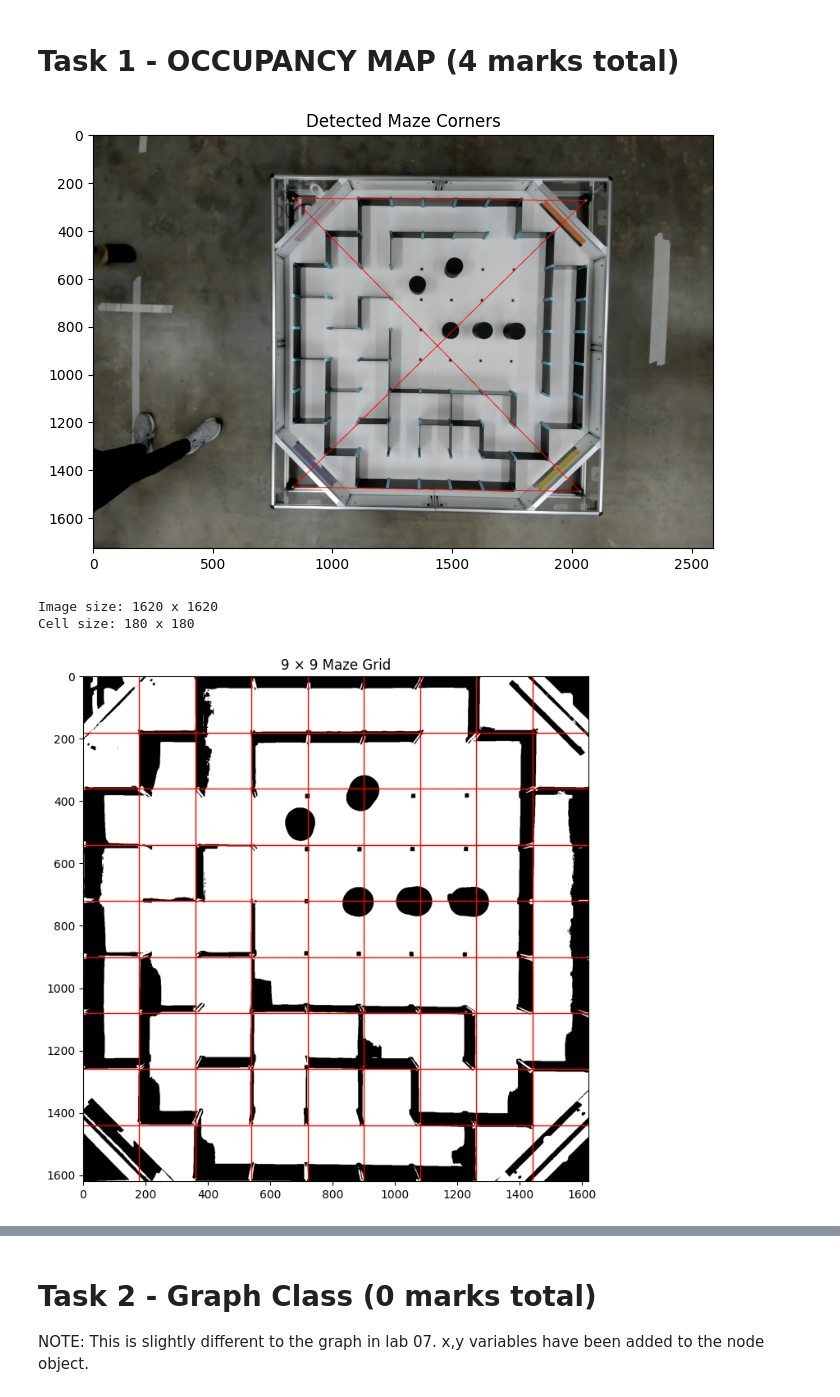
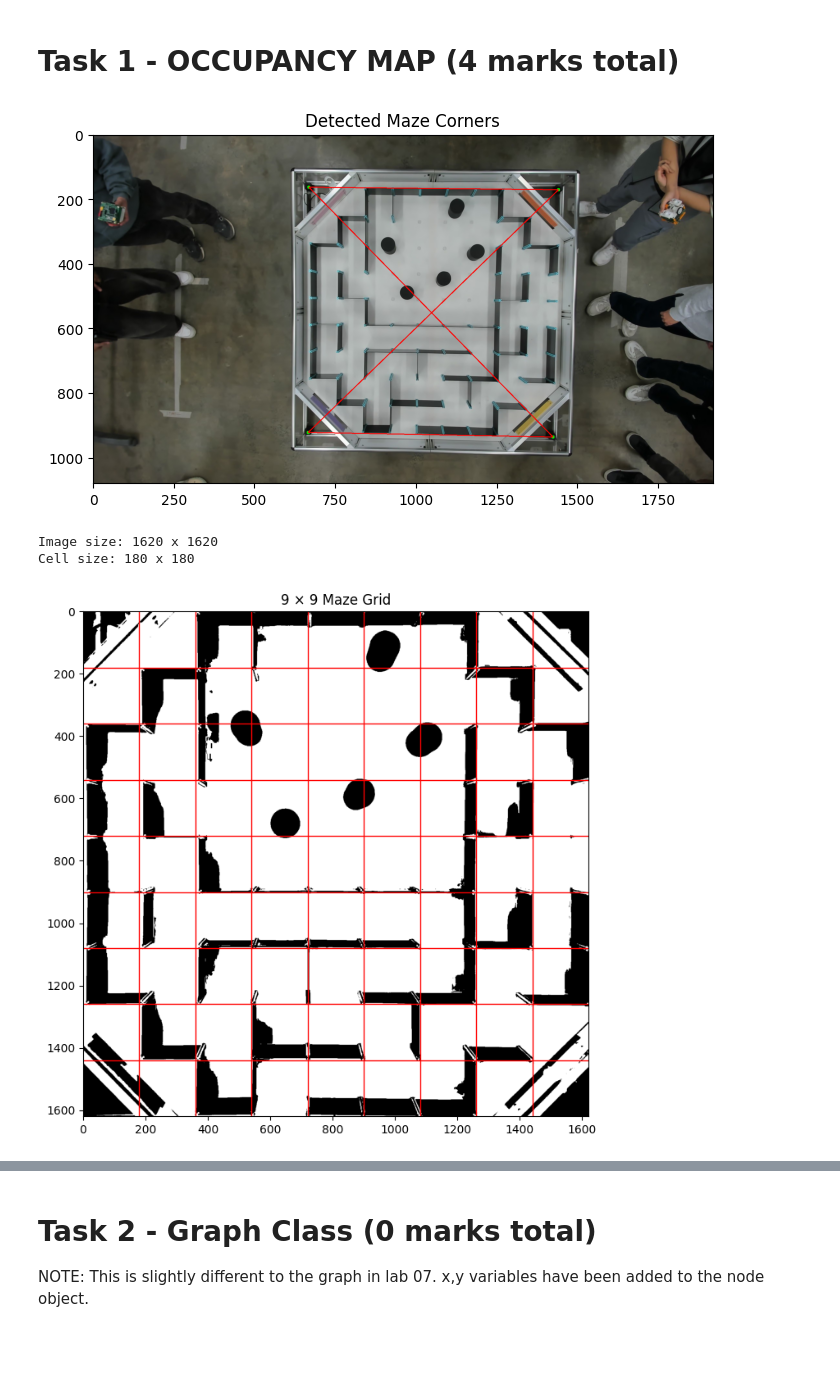
Before and after one commit to Zartarius/micromouse, a Jupyter notebook: week_12/path_planning/occupancy_mapping.ipynb, the cells around one changed output, grey strips where cells are left out. Drawn from its saved outputs; the diff is of its cells as text; code cells hidden in the pictures; blank space fills up the shorter version.

```diff
--- a/week_12/path_planning/occupancy_mapping.ipynb
+++ b/week_12/path_planning/occupancy_mapping.ipynb
@@ -42,7 +42,7 @@ You are free to change the value of these variables for testing, but do not add
 
 # General settings
 seed = 13
-image_file = "./maze_images/img_obst_3.jpg"
+image_file = "./maze_images/xx.jpg"
 #image_file = "./maze_images/amir_photo.jpg"
 
 
@@ -56,7 +56,7 @@ bfs_start_node = 21
 bfs_end_node = 58
 
 top_left_obstacle_box_cell_num = 12
-top_left_index_coords = (3, 1)
+top_left_index_coords = (2,0)
 #top_left_obstacle_box_cell_num = 2
 #top_left_index_coords = (0, 2)
 obstacle_box_width = 5
@@ -179,12 +179,12 @@ def create_obstacle_occupancy_map(
             (area_height - y_end) < edge_margin
         )
 
-        #if touches_edge:
+        if touches_edge:
 
-            #print(f"    -> REMOVED (within {edge_margin}px of edge)")
-         #   continue
+            print(f"    -> REMOVED (within {edge_margin}px of edge)")
+            continue
 
-        #print("    -> KEPT")
+        print("    -> KEPT")
 
         filtered_mask[labels == label] = 255
 
@@ -518,37 +518,37 @@ graph = create_grid_graph(bfs_n)
 synchronise_walls(graph, maze, bfs_n)
 add_valid_edges(graph,bfs_n)
 print_maze(graph)
 
 occupancy_map = create_obstacle_occupancy_map(
         binary_image=binary,
         graph=graph,
         rows=bfs_n,
         cols=bfs_n,
         top_left= top_left_index_coords,
         obstacle_cells=5,
         obstacle_buffer=40,
         wall_buffer=45,
-        min_area=500,
-        edge_margin=50,
+        min_area=200,
+        edge_margin=40,
         output_size=900
     )
 
 print("\nOccupancy map size:", occupancy_map.shape[1], "x", occupancy_map.shape[0], "pixels")
 
 plt.figure(figsize=(8, 8))
 plt.imshow(occupancy_map,cmap="gray_r",origin="upper")
 
 plt.title("Obstacle Occupancy Map")
 plt.xlabel("X (pixels)")
 plt.ylabel("Y (pixels)")
 
 plt.xticks(np.arange(0, occupancy_map.shape[1] + 1, 50))
 plt.yticks(np.arange(0, occupancy_map.shape[0] + 1, 50))
 plt.grid(True, alpha=0.3)
 plt.show()
 # %% [output]
-[figure, old version]
+[figure, new version]
 Image size: 1620 x 1620
 Cell size: 180 x 180
-[figure, old version]
+[figure, new version]
 +---+---+---+---+---+---+---+---+---+
```
Also changed, not shown: parts of 6 cells of this notebook, 2 other files.
